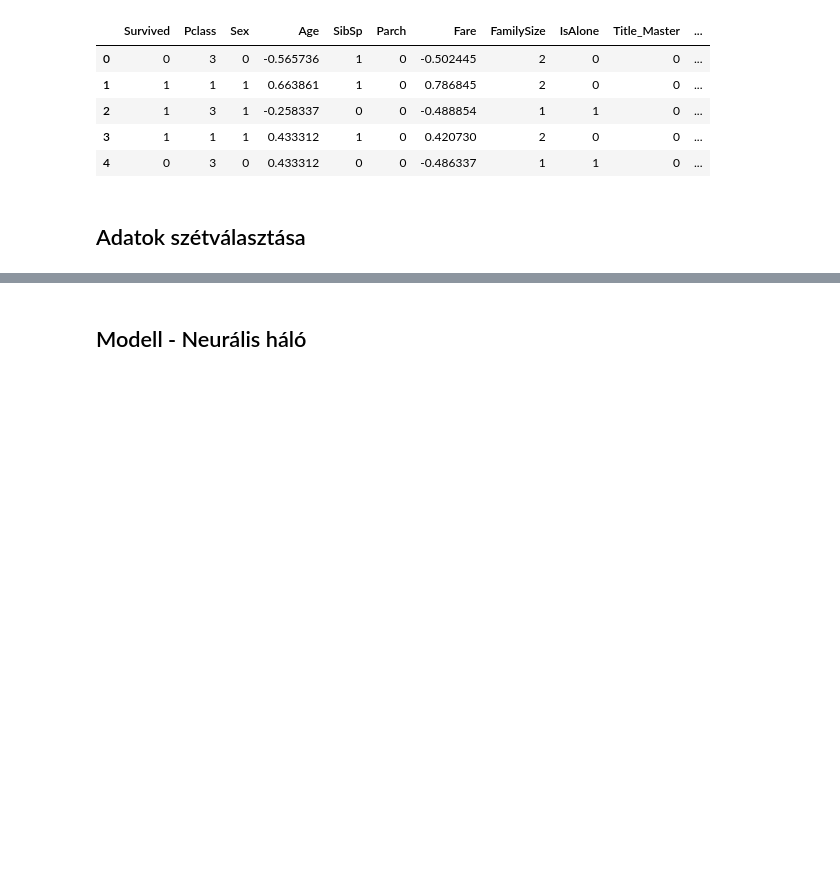
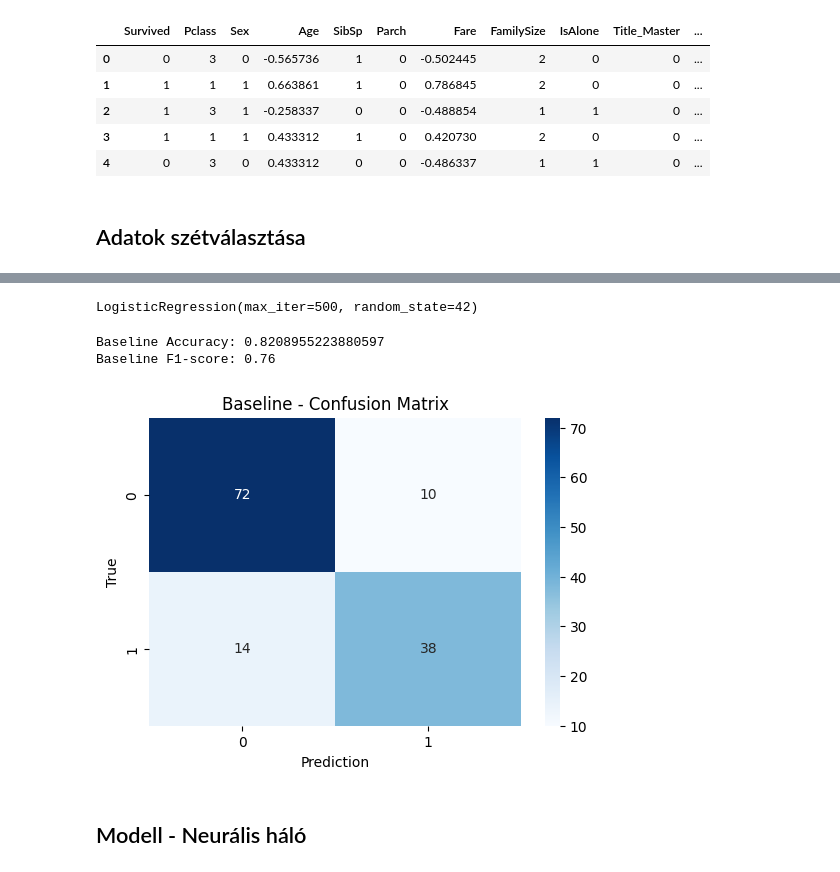
Before and after one commit to kugloff/X49HPQ_gepitanulas_beadando_2025, a Jupyter notebook: titanic.ipynb, the cells around one changed output, grey strips where cells are left out. Cells and saved outputs as stored; diff of their text form; code cells hidden in the pictures; blank space fills up the shorter version.

```diff
--- a/titanic.ipynb
+++ b/titanic.ipynb
@@ -200,0 +208,6 @@ x_val, x_test, y_val, y_test = train_test_split(
+# %%
+baseline_model.fit(x_train, y_train)
+# %% [output]
+LogisticRegression(max_iter=500, random_state=42)
+# %%
+baseline_preds = baseline_model.predict(x_val)
@@ -201,3 +217,18 @@ x_val, x_test, y_val, y_test = train_test_split(
+# %%
+print(f"Baseline Accuracy: {baseline_acc}")
+print(f"Baseline F1-score: {baseline_f1}")
+# %% [output]
+Baseline Accuracy: 0.8208955223880597
+Baseline F1-score: 0.76
+# %%
+plt.figure(figsize=(6,4))
+sb.heatmap(confusion_matrix(y_val, baseline_preds), annot=True, fmt='d', cmap='Blues')
+plt.title('Baseline - Confusion Matrix')
+plt.xlabel('Prediction')
+plt.ylabel('True')
+plt.show()
+# %% [output]
+[figure, added]
 # %% [markdown]
 ## Modell - Neurális háló
 # %%
```
Also changed, not shown: parts of 17 cells of this notebook, 1 other file.
